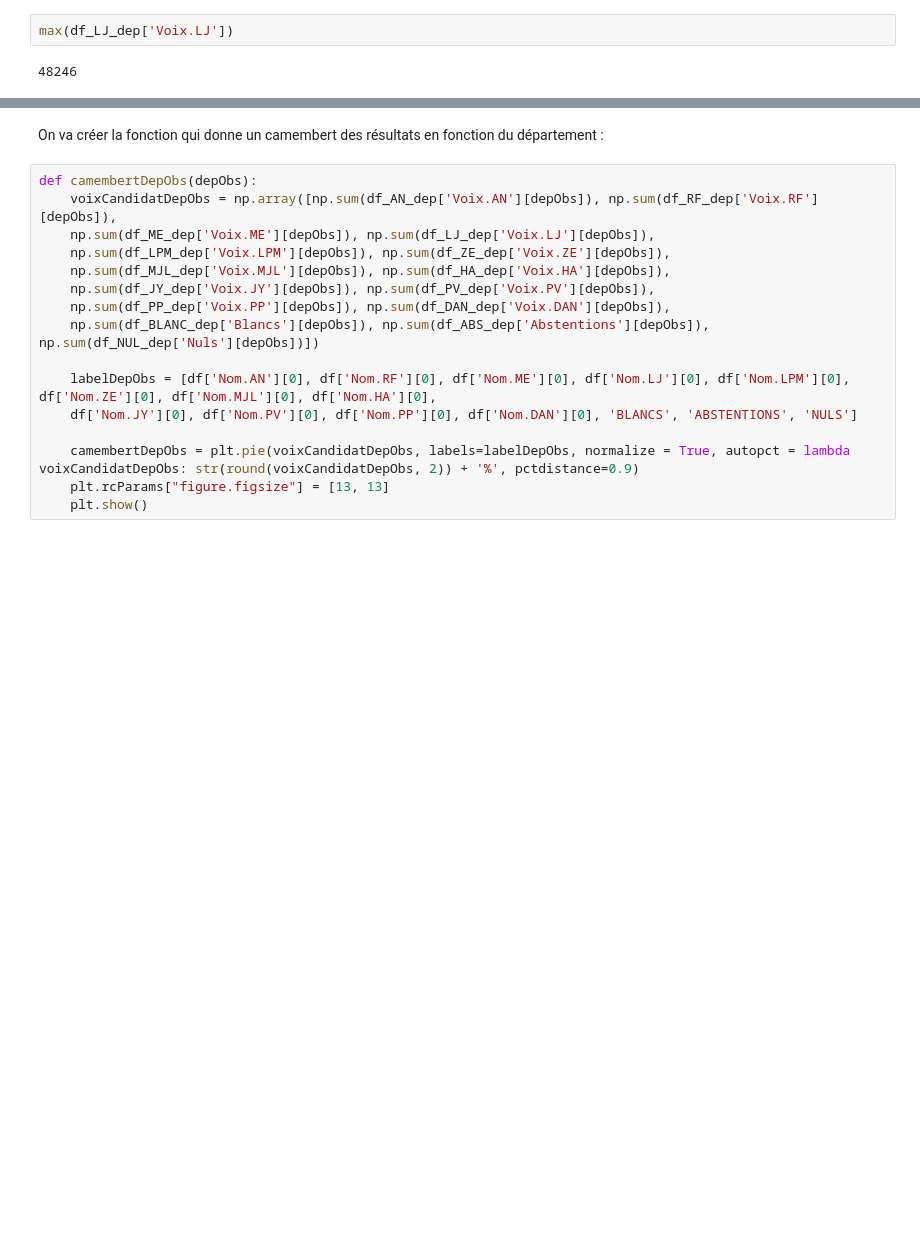
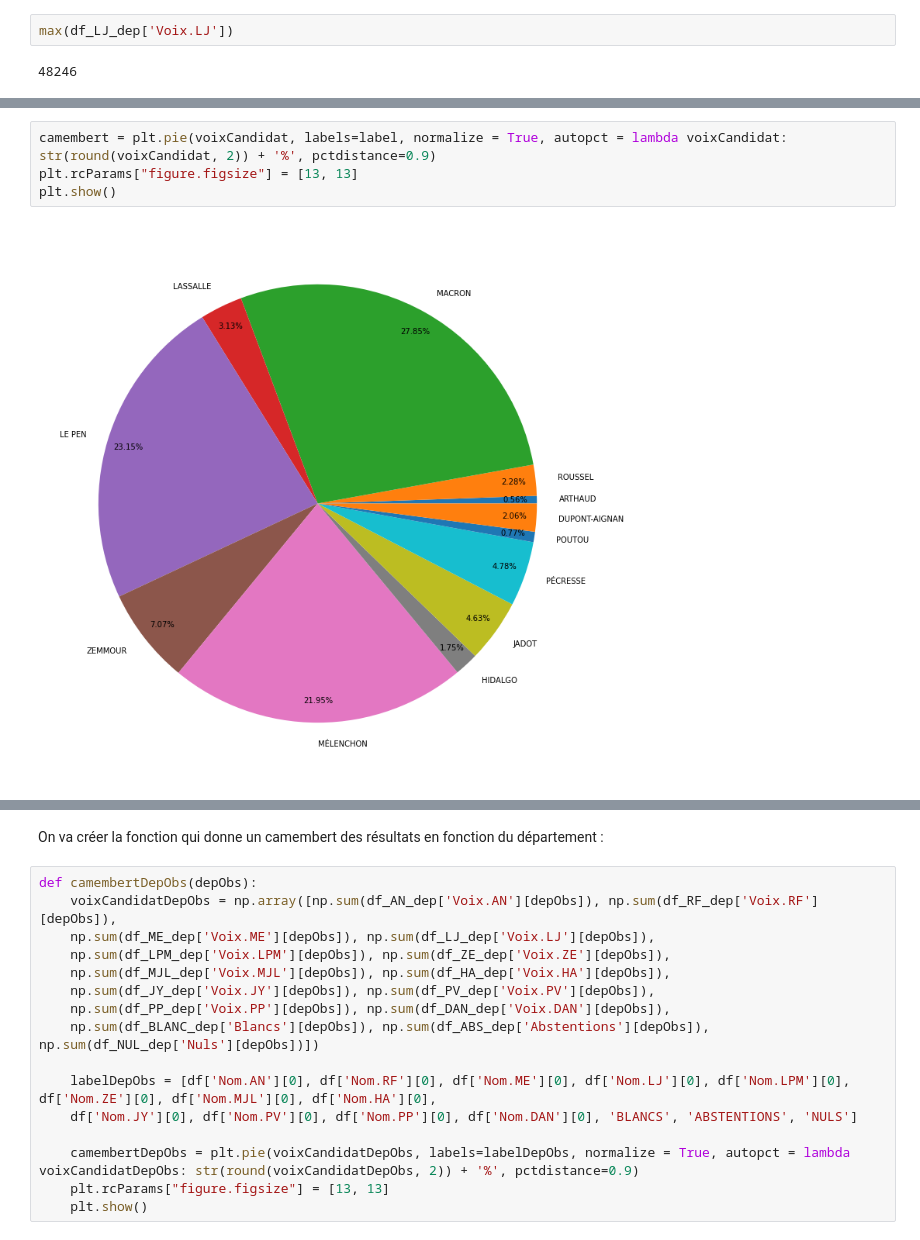
Before and after one commit to BaderEK/AnalyseDeDonnees, a Jupyter notebook: Groupe 2/Groupe 2/rendu.ipynb, the cells around one changed output, grey strips where cells are left out. Cells and saved outputs as stored; diff of their text form; blank space fills up the shorter version.

```diff
--- a/Groupe 2/Groupe 2/rendu.ipynb
+++ b/Groupe 2/Groupe 2/rendu.ipynb
@@ -119,0 +132,6 @@ max(df_LJ_dep['Voix.LJ'])
+# %%
+camembert = plt.pie(voixCandidat, labels=label, normalize = True, autopct = lambda voixCandidat: str(round(voixCandidat, 2)) + '%', pctdistance=0.9)
+plt.rcParams["figure.figsize"] = [13, 13]
+plt.show()
+# %% [output]
+[figure, added]
```
Also changed, not shown: parts of 42 cells of this notebook, 1 other file.
